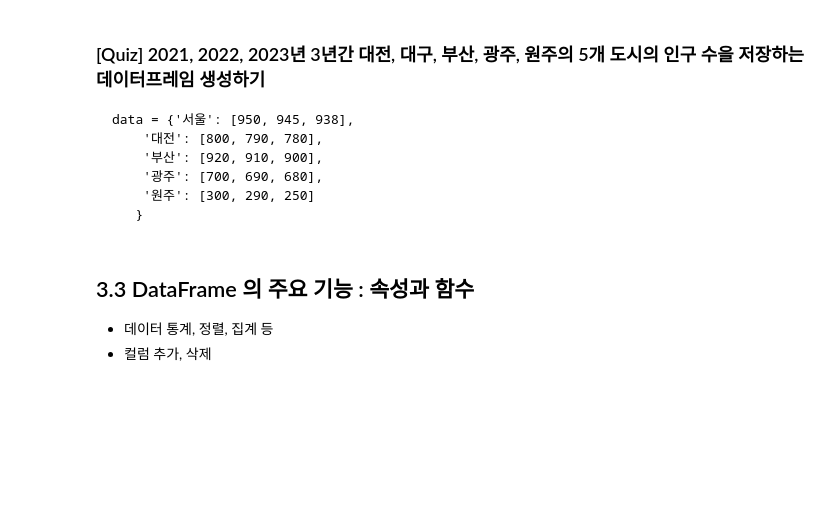
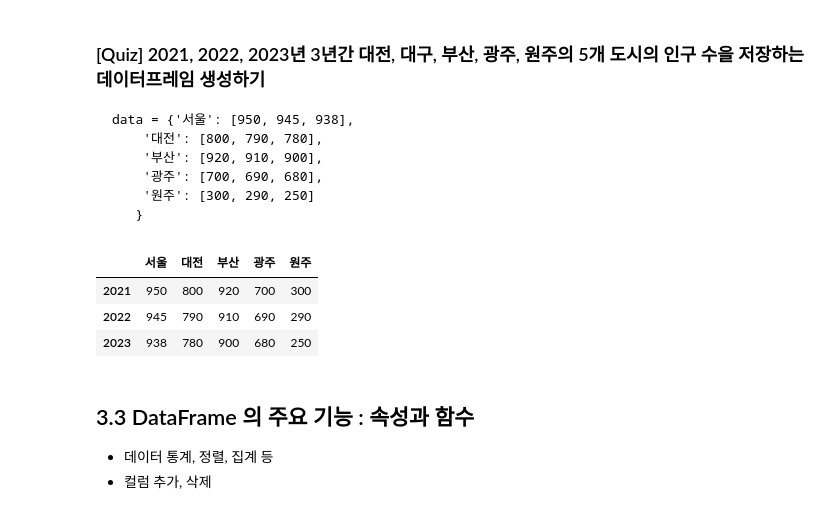
Before and after one commit to Yujaehyuk3462/python_basic, a Jupyter notebook: ch05_update_class.ipynb, the cells around one changed output. Cells and saved outputs as stored; diff of their text form; code cells hidden in the pictures; blank space fills up the shorter version.

```diff
--- a/ch05_update_class.ipynb
+++ b/ch05_update_class.ipynb
@@ -740,6 +740,20 @@ frame
         '광주': [700, 690, 680],
         '원주': [300, 290, 250]
        }
+# %%
+city = DataFrame(data = {'서울': [950, 945, 938],
+    '대전': [800, 790, 780],
+    '부산': [920, 910, 900],
+    '광주': [700, 690, 680],
+    '원주': [300, 290, 250]
+   })
+city.index = ["2021", "2022", "2023"]
+city
+# %% [output]
+|  | 서울 | 대전 | 부산 | 광주 | 원주 |
+| 2021 | 950 | 800 | 920 | 700 | 300 |
+| 2022 | 945 | 790 | 910 | 690 | 290 |
+| 2023 | 938 | 780 | 900 | 680 | 250 |
 # %% [markdown]
 ## 3.3 DataFrame 의 주요 기능 : 속성과 함수
 * 데이터 통계, 정렬, 집계 등
```
